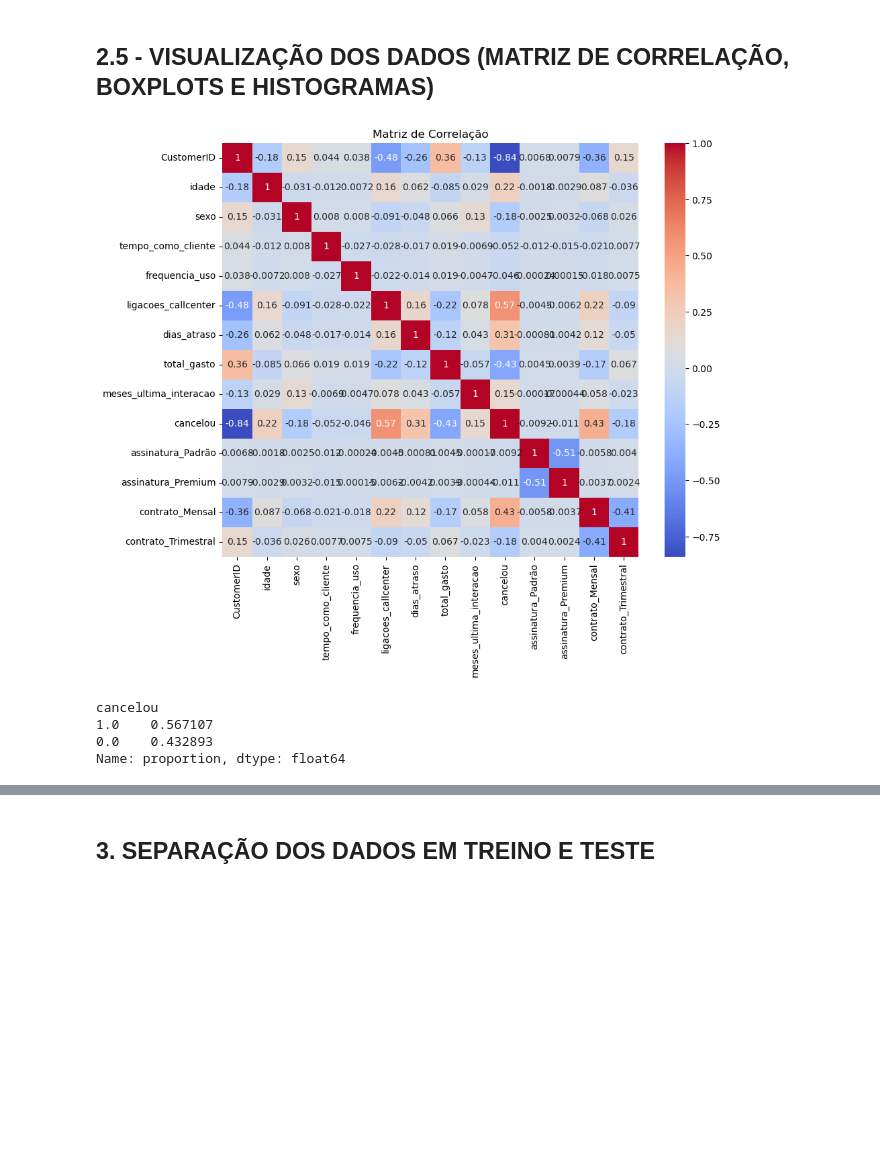
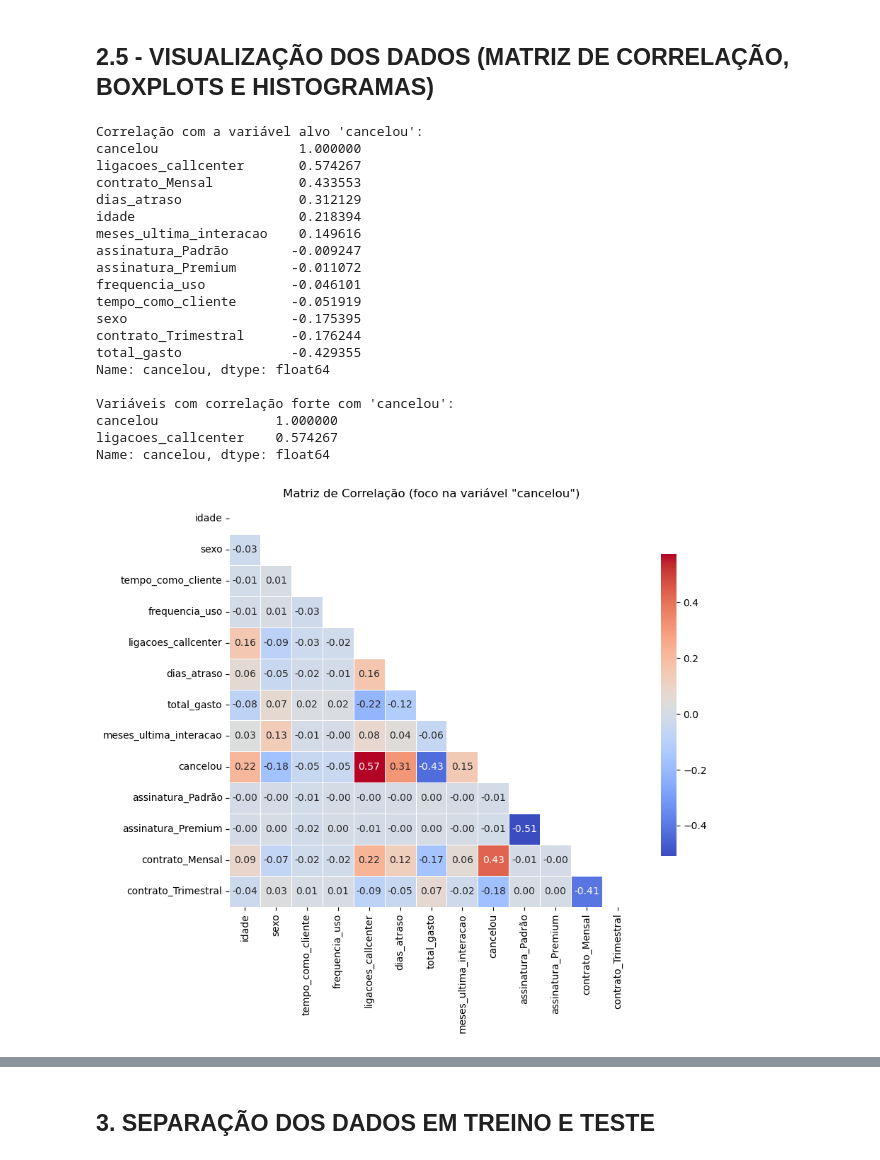
Before and after one commit to jonathasoliv/TCC_Modelagem_Preditiva_Cancelamentos, a Jupyter notebook: Implementacao_Pre_Processamento/Pre_Processamento.ipynb, the cells around one changed output, grey strips where cells are left out. Drawn from its saved outputs; the diff is of its cells as text; code cells hidden in the pictures; blank space fills up the shorter version.

```diff
--- a/Implementacao_Pre_Processamento/Pre_Processamento.ipynb
+++ b/Implementacao_Pre_Processamento/Pre_Processamento.ipynb
@@ -311,18 +344,54 @@ Nenhum outlier detectado nas colunas numéricas (exceto variáveis binárias).
 # %% [markdown]
 ## 2.5 - VISUALIZAÇÃO DOS DADOS (MATRIZ DE CORRELAÇÃO, BOXPLOTS E HISTOGRAMAS)
 # %%
+import numpy as np
+
 #Plotando a Matriz de Correlação
 
+# Calcular correlação apenas entre variáveis numéricas
+correlacao = df.corr(numeric_only=True)
+
+# Ordenar as variáveis pela correlação com a variável alvo 'cancelou'
+correlacao_cancelou = correlacao['cancelou'].sort_values(ascending=False)
+
+# Exibir correlações com a variável alvo
+print("Correlação com a variável alvo 'cancelou':")
+print(correlacao_cancelou)
+
+# Filtrar correlações fortes (acima de 0.5 ou abaixo de -0.5)
+correlacoes_fortes = correlacao_cancelou[abs(correlacao_cancelou) > 0.5]
+print("\nVariáveis com correlação forte com 'cancelou':")
+print(correlacoes_fortes)
+
+# Criar máscara para exibir apenas a parte inferior da matriz (sem duplicação)
+mask = np.triu(np.ones_like(correlacao, dtype=bool))
+
+# Plotar matriz de correlação com melhorias
 plt.figure(figsize=(10, 8))
-sns.heatmap(df.corr(numeric_only=True), annot=True, cmap='coolwarm')
-plt.title('Matriz de Correlação')
+sns.heatmap(correlacao, mask=mask, annot=True, fmt=".2f", cmap='coolwarm',
+            linewidths=0.5, square=True, cbar_kws={"shrink": 0.75})
+plt.title('Matriz de Correlação (foco na variável "cancelou")')
+plt.tight_layout()
 plt.show()
-
-#Verificando se a variavel alvo Cancelou está balanceada
-print(df['cancelou'].value_counts(normalize=True))
 # %% [output]
+Correlação com a variável alvo 'cancelou':
+cancelou                  1.000000
+ligacoes_callcenter       0.574267
+contrato_Mensal           0.433553
+dias_atraso               0.312129
+idade                     0.218394
+meses_ultima_interacao    0.149616
+assinatura_Padrão        -0.009247
+assinatura_Premium       -0.011072
+frequencia_uso           -0.046101
+tempo_como_cliente       -0.051919
+sexo                     -0.175395
+contrato_Trimestral      -0.176244
+total_gasto              -0.429355
+Name: cancelou, dtype: float64
+
+Variáveis com correlação forte com 'cancelou':
+cancelou               1.000000
+ligacoes_callcenter    0.574267
+Name: cancelou, dtype: float64
-[figure, old version]
+[figure, new version]
-cancelou
-1.0    0.567107
-0.0    0.432893
-Name: proportion, dtype: float64
```
Also changed, not shown: parts of 15 cells of this notebook, 5 other files.
